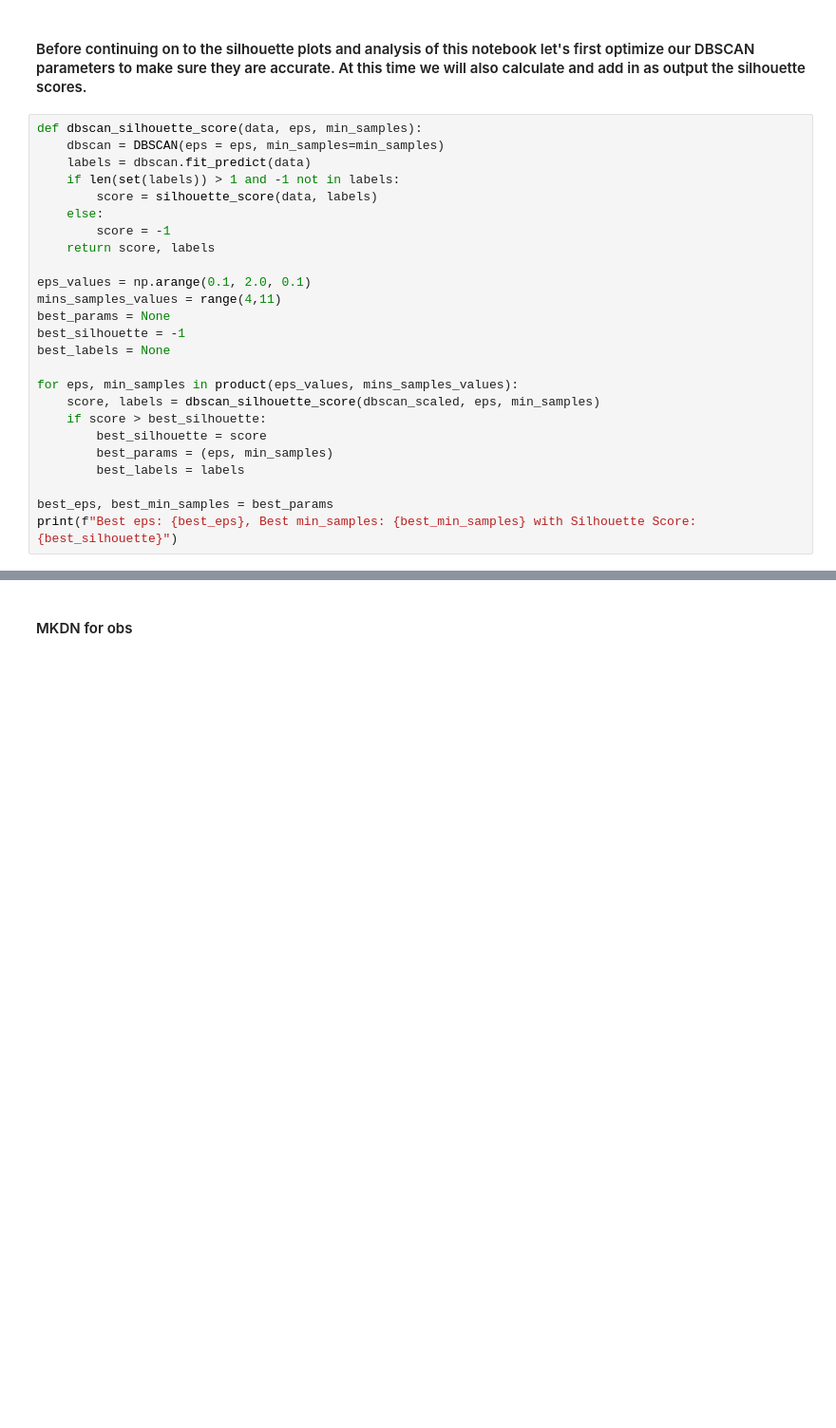
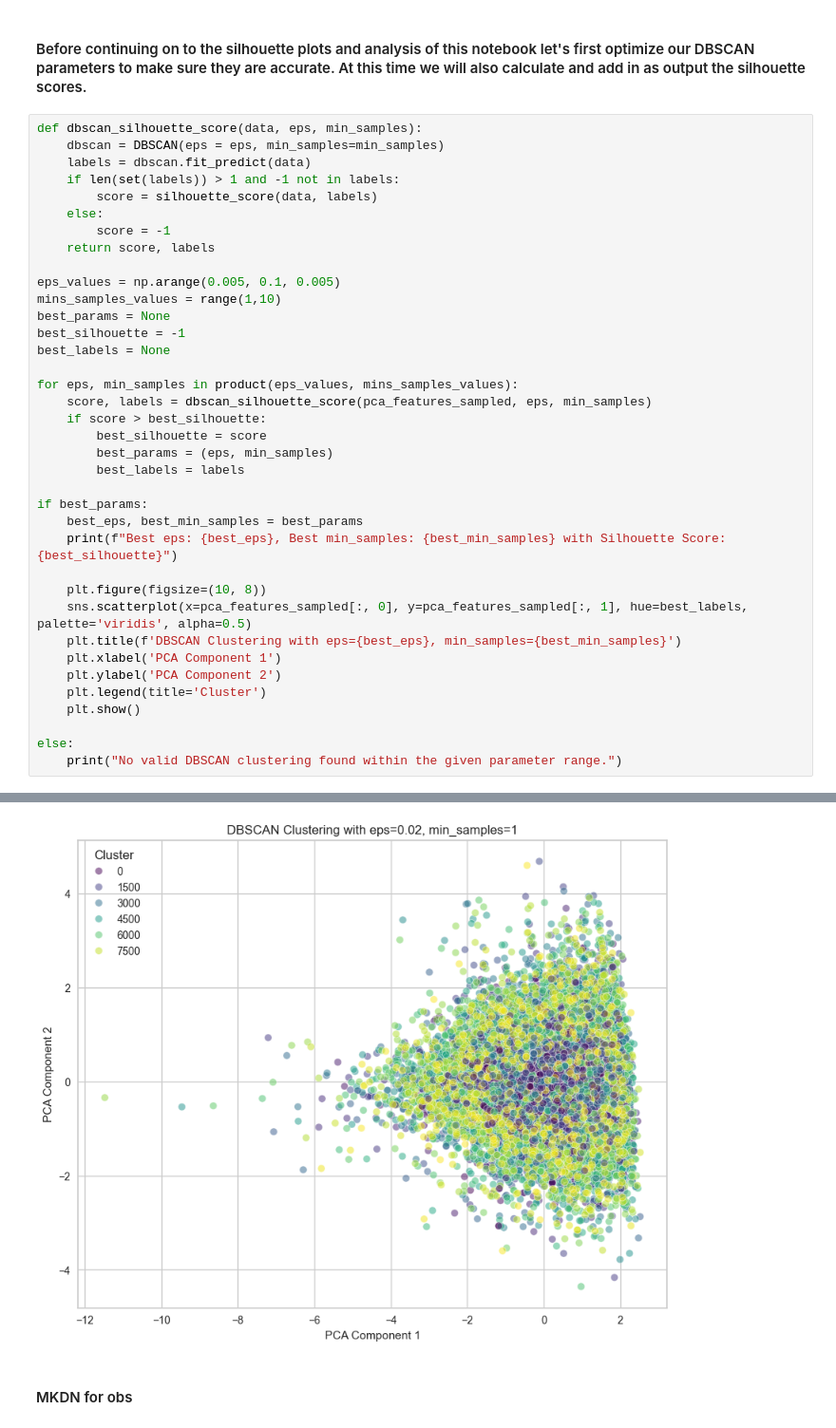
Before and after one commit to Taliwat/Springboard-DS, a Jupyter notebook: Capstone 2 - Instacart Project/Modeling/DBSCAN-models.ipynb, the cells around one changed output, grey strips where cells are left out. Shown at 95% size. Drawn from its saved outputs; the diff is of its cells as text; blank space fills up the shorter version.

```diff
--- a/Capstone 2 - Instacart Project/Modeling/DBSCAN-models.ipynb
+++ b/Capstone 2 - Instacart Project/Modeling/DBSCAN-models.ipynb
@@ -89,18 +109,31 @@ def dbscan_silhouette_score(data, eps, min_samples):
         score = -1
     return score, labels
 
-eps_values = np.arange(0.1, 2.0, 0.1)
-mins_samples_values = range(4,11)
+eps_values = np.arange(0.005, 0.1, 0.005)
+mins_samples_values = range(1,10)
 best_params = None
 best_silhouette = -1
 best_labels = None
 
 for eps, min_samples in product(eps_values, mins_samples_values):
-    score, labels = dbscan_silhouette_score(dbscan_scaled, eps, min_samples)
+    score, labels = dbscan_silhouette_score(pca_features_sampled, eps, min_samples)
     if score > best_silhouette:
         best_silhouette = score
         best_params = (eps, min_samples)
         best_labels = labels
 
-best_eps, best_min_samples = best_params
-print(f"Best eps: {best_eps}, Best min_samples: {best_min_samples} with Silhouette Score: {best_silhouette}")
+if best_params:
+    best_eps, best_min_samples = best_params
+    print(f"Best eps: {best_eps}, Best min_samples: {best_min_samples} with Silhouette Score: {best_silhouette}")
+
+    plt.figure(figsize=(10, 8))
+    sns.scatterplot(x=pca_features_sampled[:, 0], y=pca_features_sampled[:, 1], hue=best_labels, palette='viridis', alpha=0.5)
+    plt.title(f'DBSCAN Clustering with eps={best_eps}, min_samples={best_min_samples}')
+    plt.xlabel('PCA Component 1')
+    plt.ylabel('PCA Component 2')
+    plt.legend(title='Cluster')
+    plt.show()
+
+else:
+    print("No valid DBSCAN clustering found within the given parameter range.")
+# %% [output]
@@ -107,3 +141,4 @@ print(f"Best eps: {best_eps}, Best min_samples: {best_min_samples} with Silhouet
+[figure, added]
 # %% [markdown]
 #### MKDN for obs
 # %% [markdown]
```
Also changed, not shown: parts of 4 cells of this notebook, 1 other file.
